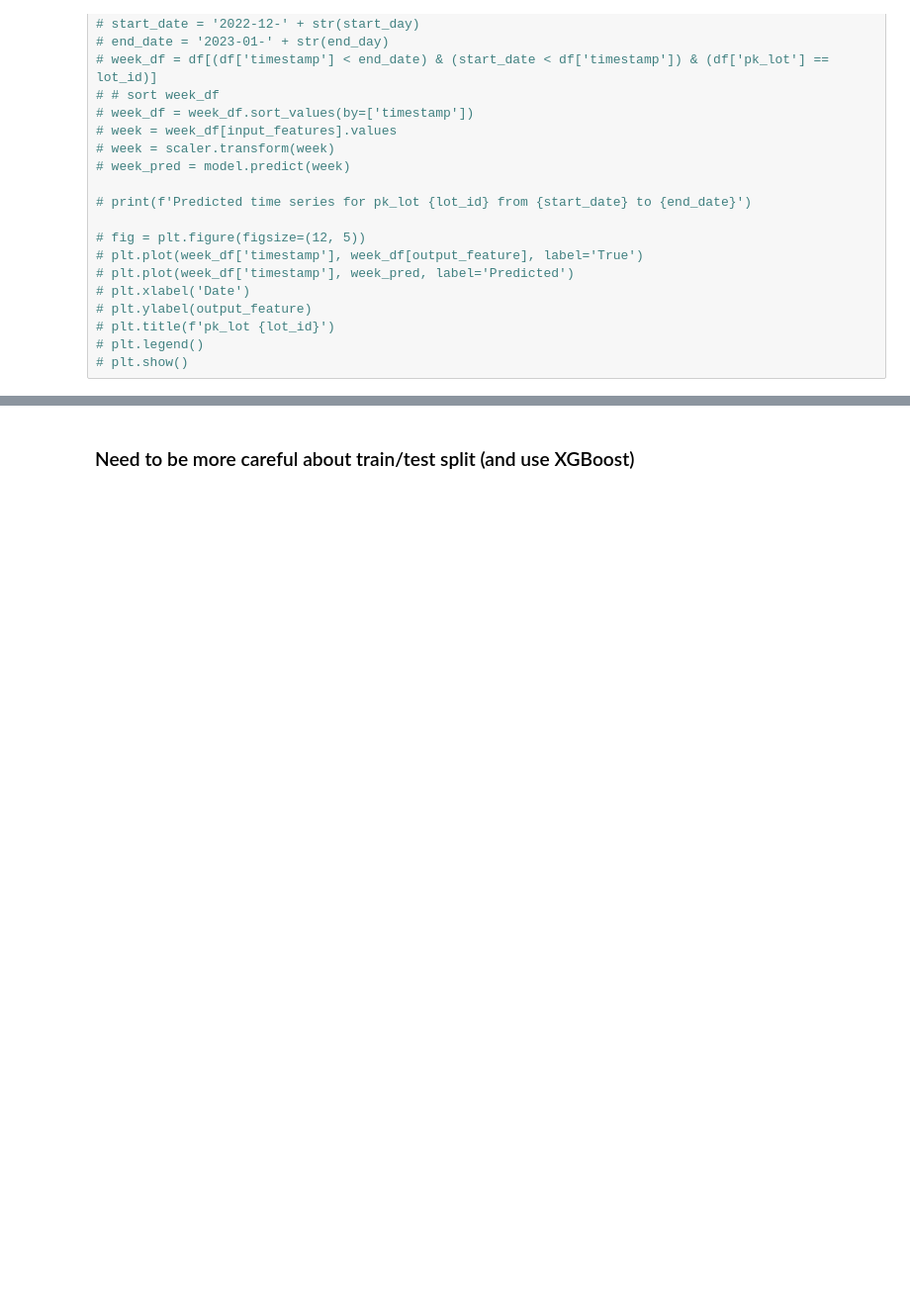
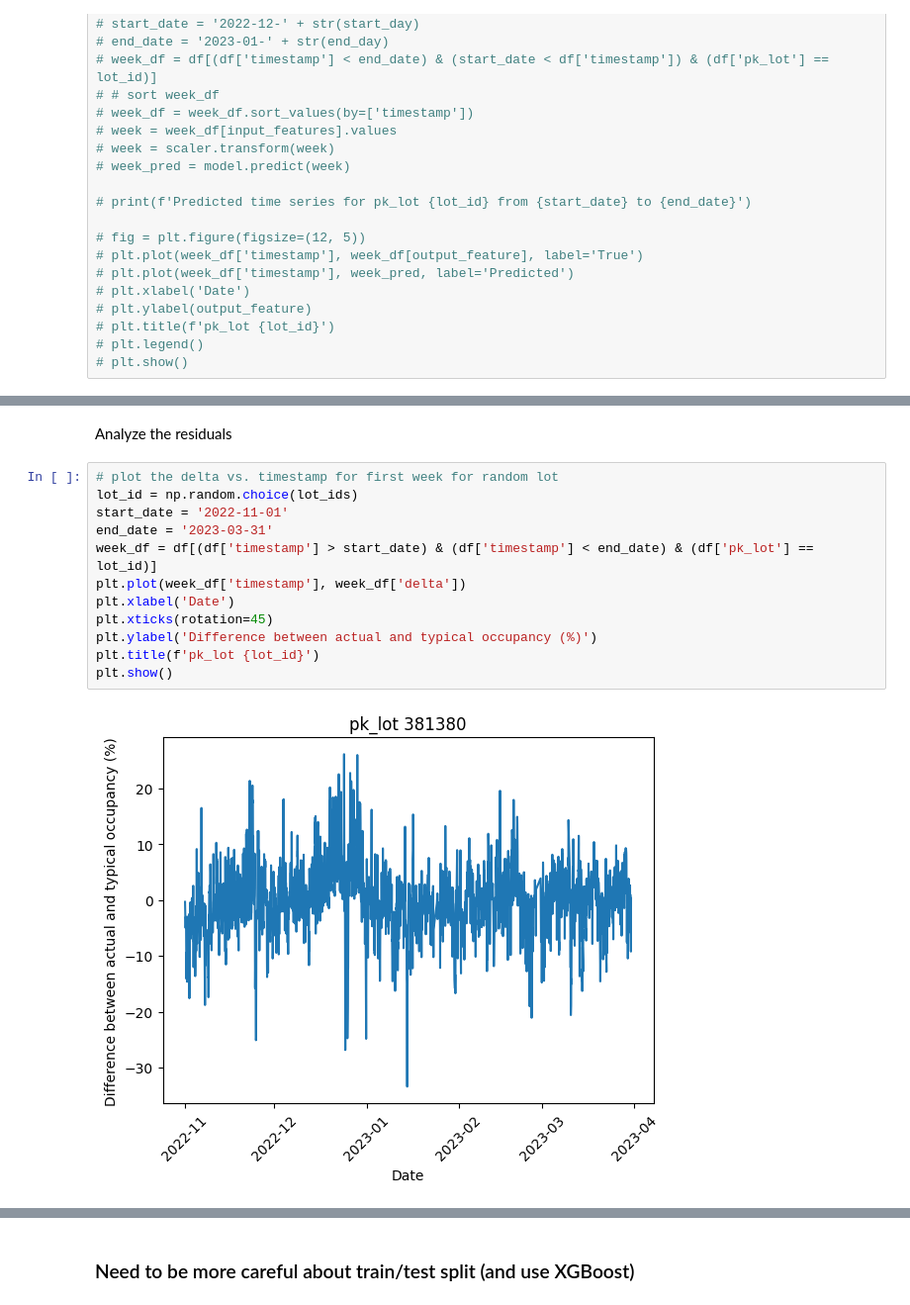
Before and after one commit to INRIX-Logan-Garwood/Parking-Location-vs-Occupancy, a Jupyter notebook: notebooks/train_model.ipynb, the cells around one changed output, grey strips where cells are left out. Shown at 99% size. Drawn from its saved outputs; the diff is of its cells as text; blank space fills up the shorter version.

```diff
--- a/notebooks/train_model.ipynb
+++ b/notebooks/train_model.ipynb
@@ -350,0 +410,16 @@ We use a shallow multi layered perceptron first with few inputs
+# %% [markdown]
+Analyze the residuals
+# %%
+# plot the delta vs. timestamp for first week for random lot
+lot_id = np.random.choice(lot_ids)
+start_date = '2022-11-01'
+end_date = '2023-03-31'
+week_df = df[(df['timestamp'] > start_date) & (df['timestamp'] < end_date) & (df['pk_lot'] == lot_id)]
+plt.plot(week_df['timestamp'], week_df['delta'])
+plt.xlabel('Date')
+plt.xticks(rotation=45)
+plt.ylabel('Difference between actual and typical occupancy (%)')
+plt.title(f'pk_lot {lot_id}')
+plt.show()
+# %% [output]
+[figure, added]
```
Also changed, not shown: parts of 19 cells of this notebook, 2 other files.
